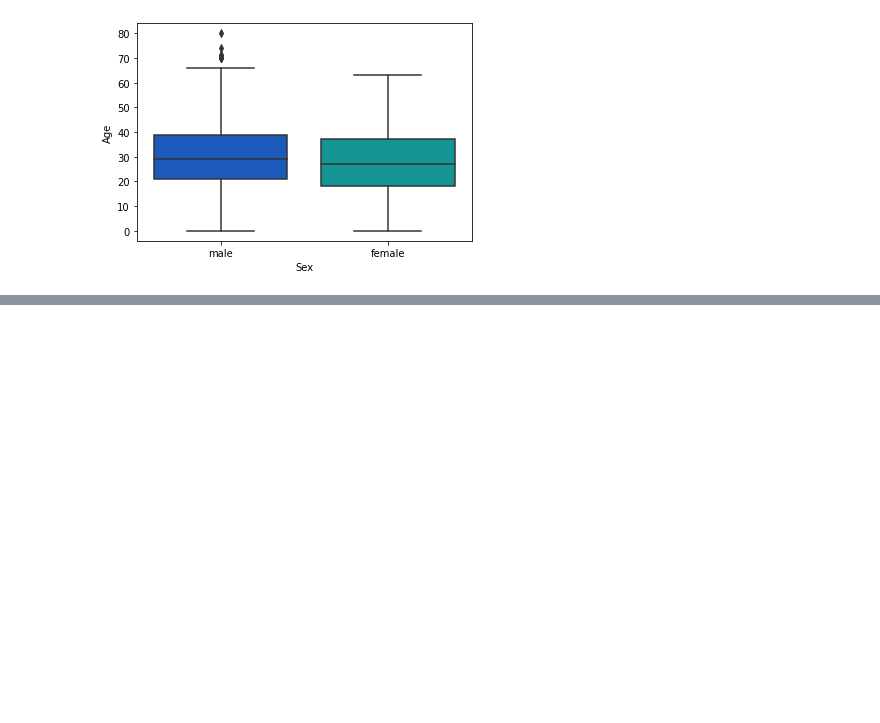
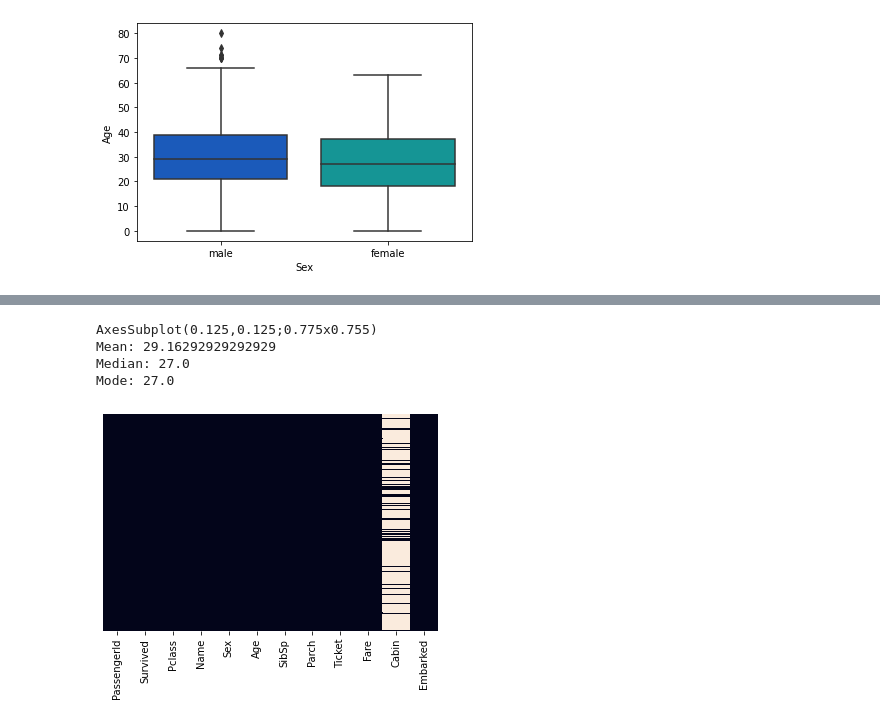
Before and after one commit to akvdkharnath/Study, a Jupyter notebook: Python Files/EDA.ipynb, the cells around one changed output, grey strips where cells are left out. Cells and saved outputs as stored; diff of their text form; code cells hidden in the pictures; blank space fills up the shorter version.

```diff
--- a/Python Files/EDA.ipynb
+++ b/Python Files/EDA.ipynb
@@ -147,0 +172,27 @@ Mode: nan
+# %%
+df_pclass = df.copy()
+
+def age_cal_2(col):
+  age = col[0]
+  pclass = col[1]
+  if pd.isnull(age):
+    if pclass == 1:
+      return 38
+    elif pclass == 2:
+      return 32
+    else:
+      return 27
+  else:
+    return age
+
+df_pclass['Age'] = df_pclass[["Age","Pclass"]].apply(age_cal_1,axis = 1)
+print(sns.heatmap(df_pclass.isnull(),yticklabels=False,cbar=False))
+print("Mean:",statistics.mean(list(df_pclass['Age']))) # 29.1
+print("Median:",statistics.median(list(df_pclass['Age']))) # 27
+print("Mode:",statistics.mode(list(df_pclass['Age']))) # 27
+# %% [output]
+AxesSubplot(0.125,0.125;0.775x0.755)
+Mean: 29.16292929292929
+Median: 27.0
+Mode: 27.0
+[figure, added]
```
Also changed, not shown: parts of 8 cells of this notebook.
